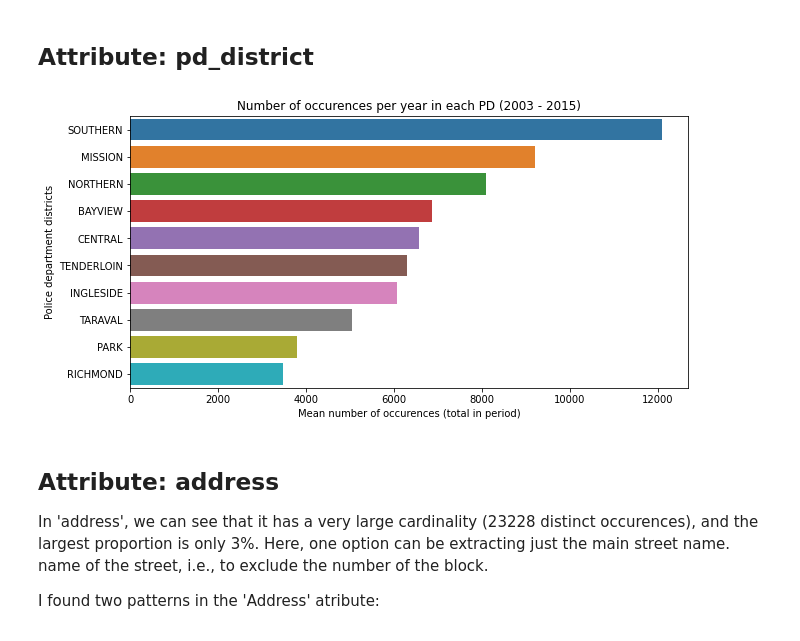
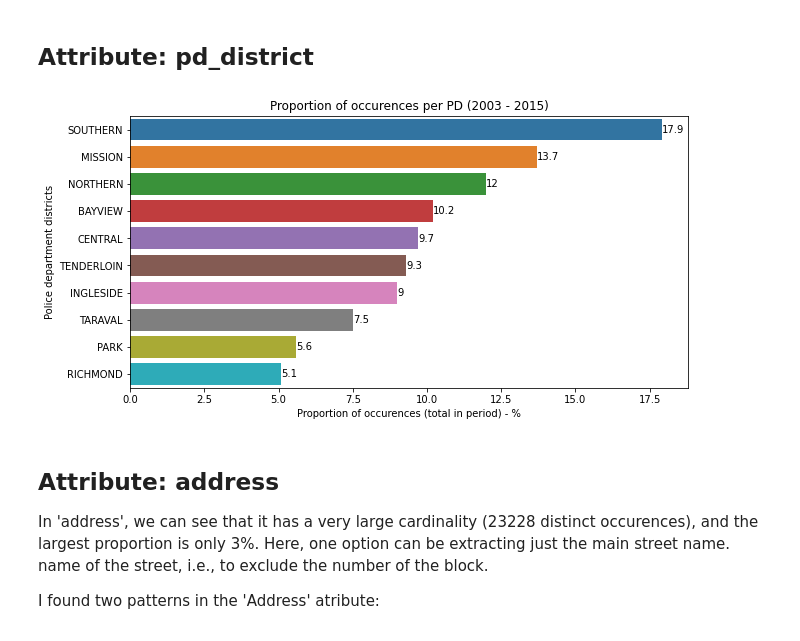
Before and after one commit to marcodeamicis/sf_crime, a Jupyter notebook: notebooks/2_data_preparation_suto.ipynb, the cells around one changed output. Cells and saved outputs as stored; diff of their text form; code cells hidden in the pictures.

```diff
--- a/notebooks/2_data_preparation_suto.ipynb
+++ b/notebooks/2_data_preparation_suto.ipynb
@@ -104,7 +100,7 @@ Dataset size: (878049, 9)
 # Data preparation
 # %%
 df_evaluation = df[['Dates', 'DayOfWeek', 'PdDistrict', 'Address', 'X', 'Y', 'Category']].copy()
-df_evaluation.columns = [humps.decamelize(x.strip()).lower() for x in df_evaluation.columns.tolist()]
+df_evaluation = snake_case_columns(df_evaluation)
 
 df_evaluation.head()
 # %% [output]
@@ -117,23 +136,7 @@ df_evaluation.head()
 # %% [markdown]
 ## Attribute: 'dates'
 # %%
-if 'dates' in df_evaluation.columns:
-    df_evaluation['dates_year'] = df_evaluation['dates'].dt.year
-    df_evaluation['dates_month'] = df_evaluation['dates'].dt.month
-    df_evaluation['dates_hour'] = df_evaluation['dates'].dt.time
-    df_evaluation['dates_day'] = df_evaluation['dates'].dt.date
-
-    df_evaluation['is_daytime'] = np.where(
-    (df_evaluation['dates_hour'] > datetime.strptime('06:00:00','%H:%M:%S').time()) &
-    (df_evaluation['dates_hour'] < datetime.strptime('18:00:00','%H:%M:%S').time())
-    , 1, 0)
-
-    df_evaluation = df_evaluation[[
-        'dates_year', 'dates_month', 'dates_day', 'dates_hour', 'is_daytime', 'day_of_week',
-        'category', 'pd_district', 'address', 'x', 'y', 'category'
-    ]]
-else:
-    pass
+df_evaluation = create_date_based_columns(df_evaluation)
 
 df_evaluation.head()
 # %% [output]
@@ -148,8 +151,7 @@ df_evaluation.head()
 # %%
-df_evaluation['simplified_address'] = df_evaluation['address'].apply(address_split)
-
 if 'address' in df_evaluation.columns:
-    df_evaluation.drop(columns=['address'], inplace=True)
+    df_evaluation['simplified_address'] = df_evaluation['address'].apply(address_split)
+#     df_evaluation.drop(columns=['address'], inplace=True)
 else:
     pass
 
@@ -178,6 +173,3 @@ transform_cordinates.transform(df_evaluation)[['x', 'y']].describe().T
 |  | count | mean | std | min | 25% | 50% | 75% | max |
 | x | 878049.0 | -122.422616 | 0.030354 | -122.513642 | -122.432952 | -122.416420 | -122.406959 | -120.5 |
 | y | 878049.0 | 37.771020 | 0.456893 | 37.707879 | 37.752427 | 37.775421 | 37.784369 | 90.0 |
-# %%
-df_evaluation = replace_impossible_coordinates(df_evaluation)
-df_evaluation[['x', 'y']].describe().T
@@ -209,20 +177,22 @@ ax.set(
 ## Attribute: pd_district
 # %%
 # Creating dataframe that will be used to produce the graph.
-df_graph = df_evaluation.groupby(by=['pd_district', 'dates_year']).agg({'address': 'count'}).rename(
-    columns={'address': 'count'}).reset_index()
+df_graph = df_evaluation.groupby(by=['pd_district', 'dates_year']).agg({'simplified_address': 'count'}).rename(
+    columns={'simplified_address': 'count'}).reset_index()
 df_graph = df_graph.groupby(by=['pd_district']).agg({'count': 'mean'}).reset_index()
+df_graph['prop'] = round(100 * df_graph['count'] / df_graph['count'].sum(), 1)
 df_graph.sort_values(by=['count'], inplace=True, ascending=False)
 
 # Graph
 fig, ax = plt.subplots(figsize=(10, 5))
-sns.barplot(data=df_graph, y='pd_district', x='count', ax=ax)
+sns.barplot(data=df_graph, y='pd_district', x='prop', ax=ax)
 ax.set(
-    xlabel='Mean number of occurences (total in period)', ylabel='Police department districts',
-    title=f"Number of occurences per year in each PD ({df_evaluation['dates_year'].min()} - {df_evaluation['dates_year'].max()})"
-);
+    xlabel='Proportion of occurences (total in period) - %', ylabel='Police department districts',
+    title=f"Proportion of occurences per PD ({df_evaluation['dates_year'].min()} - {df_evaluation['dates_year'].max()})"
+)
+ax.bar_label(ax.containers[0]);
 # %% [output]
-[figure, old version]
+[figure, new version]
 # %% [markdown]
 ## Attribute: address
 
```
Also changed, not shown: parts of 27 cells of this notebook, 2 other files.
